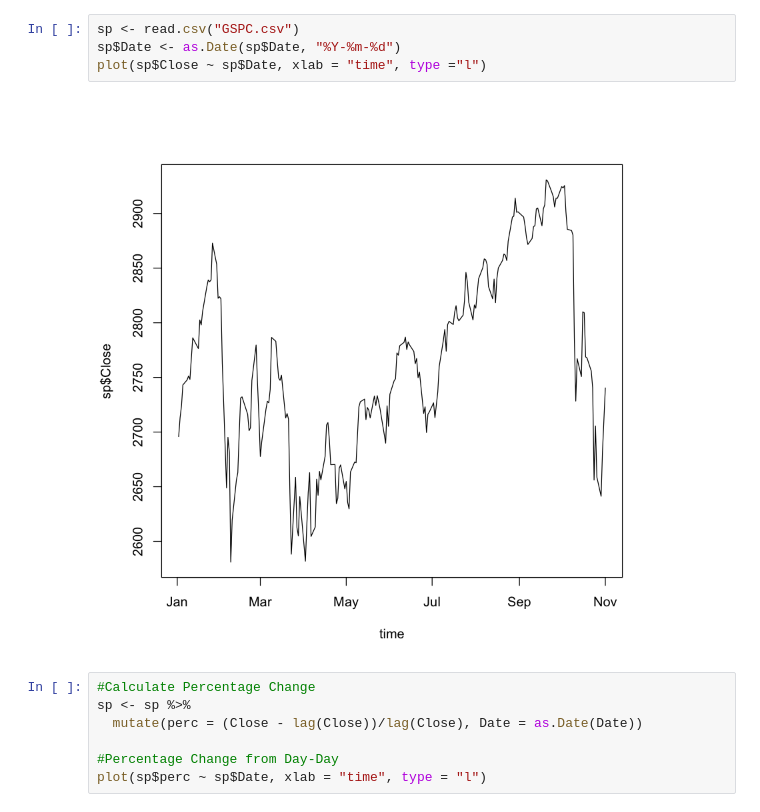
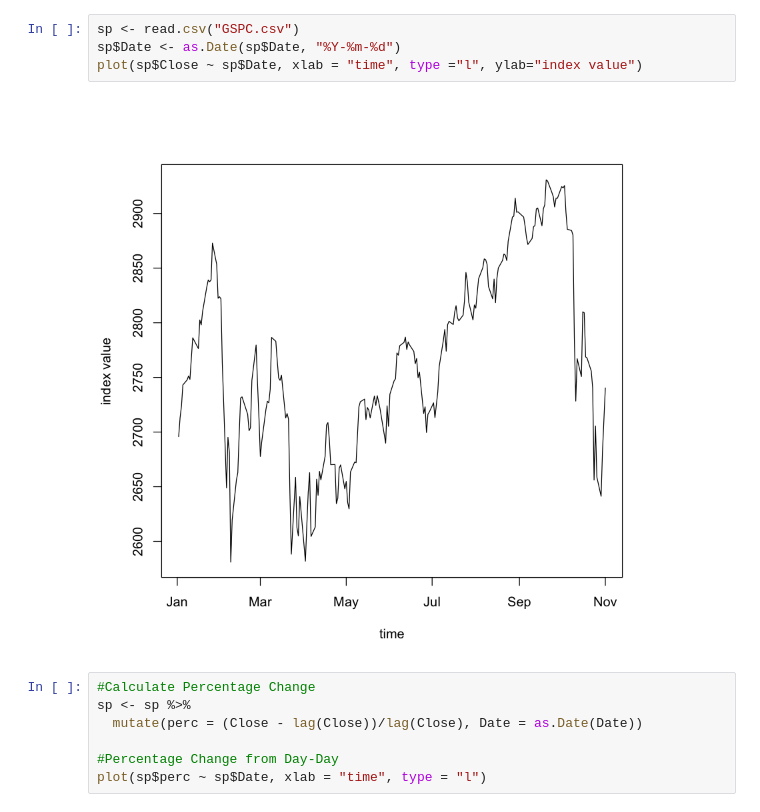
Before and after one commit to TImeSeriesSP/Time_Series, a Jupyter notebook: Exploratory_Analysis.ipynb, the cells around one changed output. Drawn from its saved outputs; the diff is of its cells as text.

Commit message:
changed graph labels

```diff
--- a/Exploratory_Analysis.ipynb
+++ b/Exploratory_Analysis.ipynb
@@ -11,9 +8,9 @@ Making 'packages.html' ... done
 # %%
 sp <- read.csv("GSPC.csv")
 sp$Date <- as.Date(sp$Date, "%Y-%m-%d")
-plot(sp$Close ~ sp$Date, xlab = "time", type ="l")
+plot(sp$Close ~ sp$Date, xlab = "time", type ="l", ylab="index value")
 # %% [output]
-[figure, old version]
+[figure, new version]
 # %%
 #Calculate Percentage Change
 sp <- sp %>%
```
Also changed, not shown: parts of 3 cells of this notebook.
